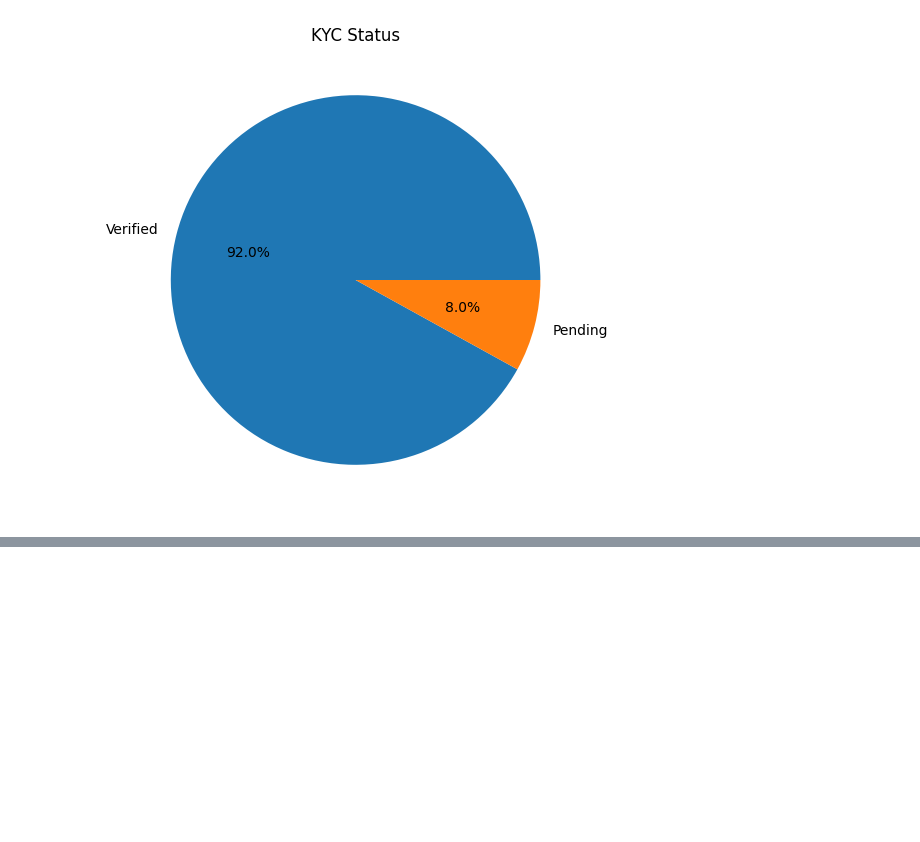
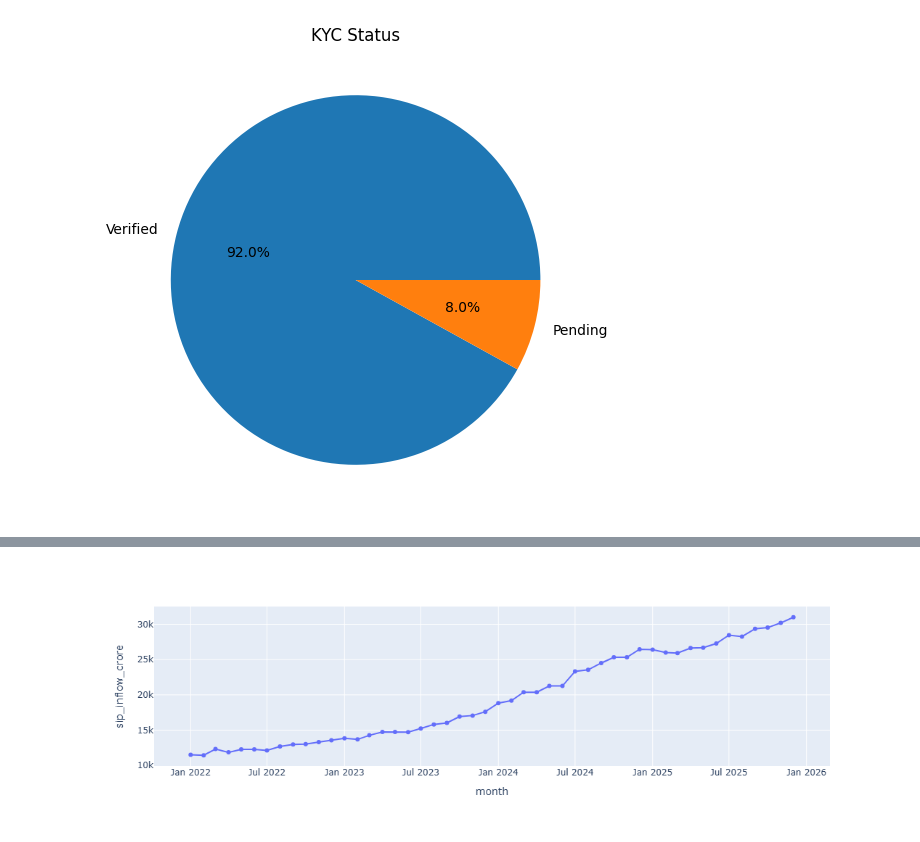
Before and after one commit to Rajkumar200526/bluestock_mf_capstone, a Jupyter notebook: notebooks/Untitled.ipynb, the cells around one changed output, grey strips where cells are left out. Drawn from its saved outputs; the diff is of its cells as text; code cells hidden in the pictures; blank space fills up the shorter version.

```diff
--- a/notebooks/Untitled.ipynb
+++ b/notebooks/Untitled.ipynb
@@ -392,0 +431,15 @@ plt.show()
+# %%
+fig = px.line(
+    sip,
+    x='month',
+    y='sip_inflow_crore',
+    markers=True
+)
+
+fig.write_html(
+    "../charts/sip_trend.html"
+)
+
+fig.show()
+# %% [output]
+[figure, added]
```
Also changed, not shown: parts of 7 cells of this notebook, 9 other files.
